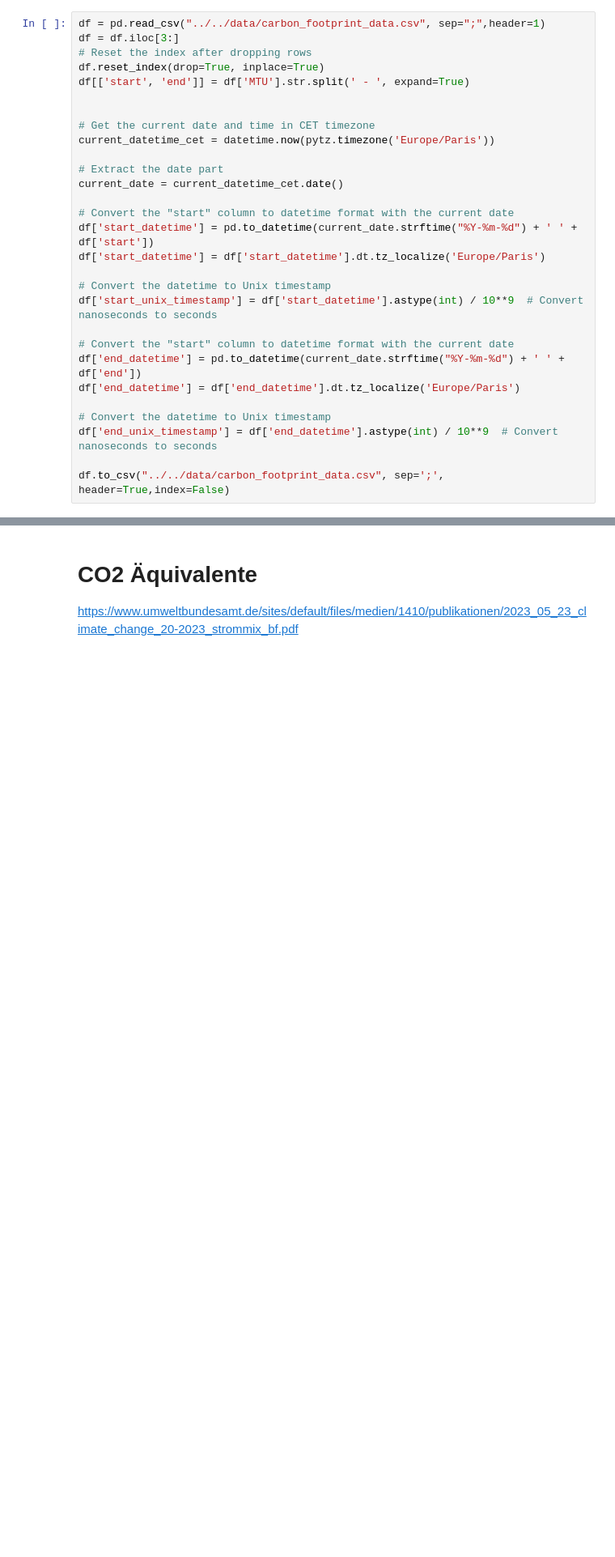
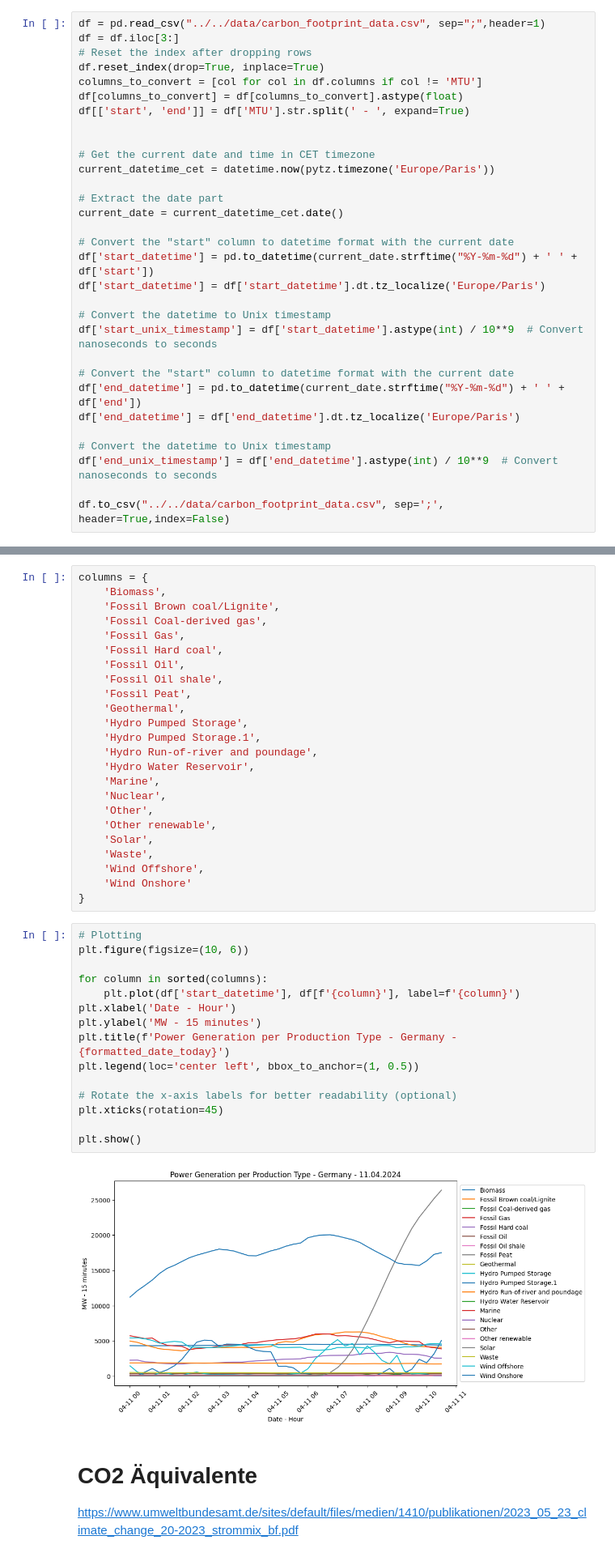
Before and after one commit to JonasSievers/Edge-AI-for-Energy-Management-Hardware-Implementations-of-Federated-Learning-Architectures, a Jupyter notebook: src/Data collection/carbon_footprint_data_collection_german_grid.ipynb, the cells around one changed output, grey strips where cells are left out. Shown at 81% size. Saved outputs shown, nothing was run; the diff lists cells and outputs as text; blank space fills up the shorter version.

```diff
--- a/src/Data collection/carbon_footprint_data_collection_german_grid.ipynb
+++ b/src/Data collection/carbon_footprint_data_collection_german_grid.ipynb
@@ -59,6 +60,8 @@ df = pd.read_csv("../../data/carbon_footprint_data.csv", sep=";",header=1)
 df = df.iloc[3:]
 # Reset the index after dropping rows
 df.reset_index(drop=True, inplace=True)
+columns_to_convert = [col for col in df.columns if col != 'MTU']
+df[columns_to_convert] = df[columns_to_convert].astype(float)
 df[['start', 'end']] = df['MTU'].str.split(' - ', expand=True)
 
 
@@ -88,3 +89,44 @@ KeyError: 'MTU'
+# %%
+columns = {
+    'Biomass',
+    'Fossil Brown coal/Lignite',
+    'Fossil Coal-derived gas',
+    'Fossil Gas',
+    'Fossil Hard coal',
+    'Fossil Oil',
+    'Fossil Oil shale',
+    'Fossil Peat',
+    'Geothermal',
+    'Hydro Pumped Storage',
+    'Hydro Pumped Storage.1',
+    'Hydro Run-of-river and poundage',
+    'Hydro Water Reservoir',
+    'Marine',
+    'Nuclear',
+    'Other',
+    'Other renewable',
+    'Solar',
+    'Waste',
+    'Wind Offshore',
+    'Wind Onshore'
+}
+# %%
+# Plotting
+plt.figure(figsize=(10, 6))
+
+for column in sorted(columns):
+    plt.plot(df['start_datetime'], df[f'{column}'], label=f'{column}')
+plt.xlabel('Date - Hour')
+plt.ylabel('MW - 15 minutes')
+plt.title(f'Power Generation per Production Type - Germany - {formatted_date_today}')
+plt.legend(loc='center left', bbox_to_anchor=(1, 0.5))
+
+# Rotate the x-axis labels for better readability (optional)
+plt.xticks(rotation=45)
+
+plt.show()
+# %% [output]
+[figure, added]
 # %% [markdown]
 # CO2 Äquivalente
 
```
Also changed, not shown: parts of 8 cells of this notebook, 1 other file.
